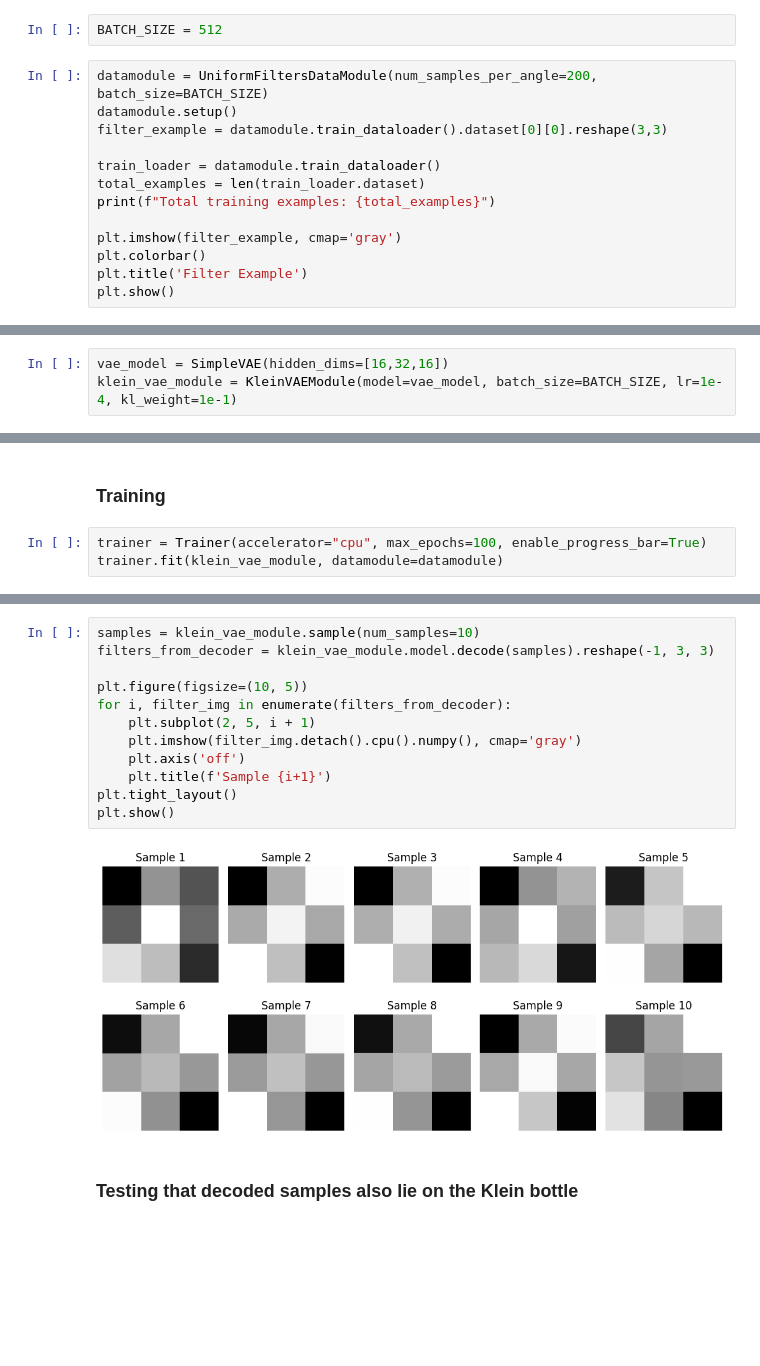
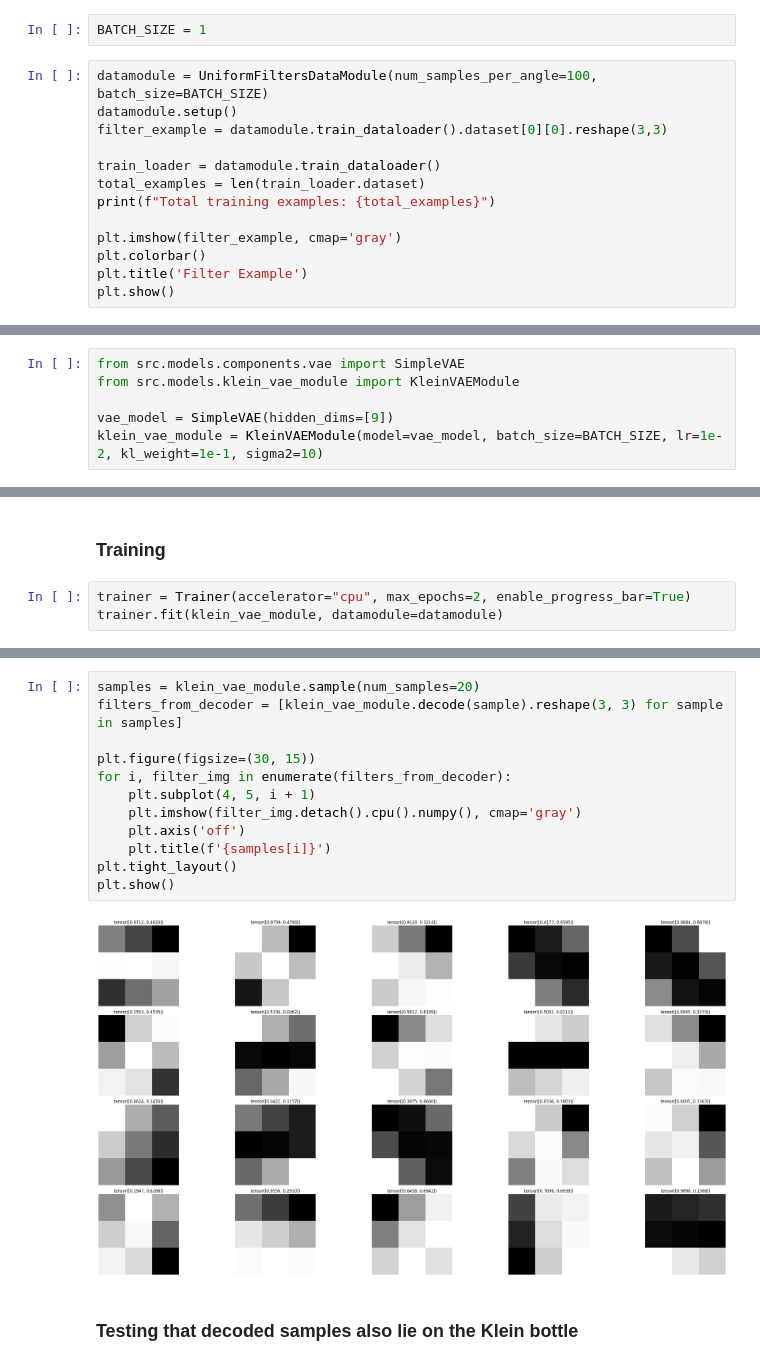
Before and after one commit to bekemax/KleinVAE, a Jupyter notebook: notebooks/klein-vae-experiments.ipynb, the cells around one changed output, grey strips where cells are left out. Saved outputs shown, nothing was run; the diff lists cells and outputs as text; blank space fills up the shorter version.

```diff
--- a/notebooks/klein-vae-experiments.ipynb
+++ b/notebooks/klein-vae-experiments.ipynb
@@ -26,7 +29,7 @@ from persim import plot_diagrams
 # %%
-BATCH_SIZE = 512
+BATCH_SIZE = 1
 # %%
-datamodule = UniformFiltersDataModule(num_samples_per_angle=200, batch_size=BATCH_SIZE)
+datamodule = UniformFiltersDataModule(num_samples_per_angle=100, batch_size=BATCH_SIZE)
 datamodule.setup()
 filter_example = datamodule.train_dataloader().dataset[0][0].reshape(3,3)
 
@@ -66,5 +69,8 @@ plt.show()
 # %% [markdown]
 ### Running the model
 # %%
-vae_model = SimpleVAE(hidden_dims=[16,32,16])
-klein_vae_module = KleinVAEModule(model=vae_model, batch_size=BATCH_SIZE, lr=1e-4, kl_weight=1e-1)
+from src.models.components.vae import SimpleVAE
+from src.models.klein_vae_module import KleinVAEModule
+
+vae_model = SimpleVAE(hidden_dims=[9])
+klein_vae_module = KleinVAEModule(model=vae_model, batch_size=BATCH_SIZE, lr=1e-2, kl_weight=1e-1, sigma2=10)
@@ -96,7 +102,7 @@ plot_diagrams(diagrams, show=True, title='Persistence Diagrams for Decoded Filte
 # %% [markdown]
 ### Training
 # %%
-trainer = Trainer(accelerator="cpu", max_epochs=100, enable_progress_bar=True)
+trainer = Trainer(accelerator="cpu", max_epochs=2, enable_progress_bar=True)
 trainer.fit(klein_vae_module, datamodule=datamodule)
 # %% [output]
 💡 Tip: For seamless cloud uploads and versioning, try installing [litmodels](https://pypi.org/project/litmodels/) to enable LitModelCheckpoint, which syncs automatically with the Lightning model regis ...
@@ -125,17 +133,17 @@ print(metrics)
 # %%
-samples = klein_vae_module.sample(num_samples=10)
-filters_from_decoder = klein_vae_module.model.decode(samples).reshape(-1, 3, 3)
+samples = klein_vae_module.sample(num_samples=20)
+filters_from_decoder = [klein_vae_module.decode(sample).reshape(3, 3) for sample in samples]
 
-plt.figure(figsize=(10, 5))
+plt.figure(figsize=(30, 15))
 for i, filter_img in enumerate(filters_from_decoder):
-    plt.subplot(2, 5, i + 1)
+    plt.subplot(4, 5, i + 1)
     plt.imshow(filter_img.detach().cpu().numpy(), cmap='gray')
     plt.axis('off')
-    plt.title(f'Sample {i+1}')
+    plt.title(f'{samples[i]}')
 plt.tight_layout()
 plt.show()
 # %% [output]
-[figure, old version]
+[figure, new version]
 # %% [markdown]
 ### Testing that decoded samples also lie on the Klein bottle
 # %%
```
Also changed, not shown: parts of 22 cells of this notebook, 4 other files.
